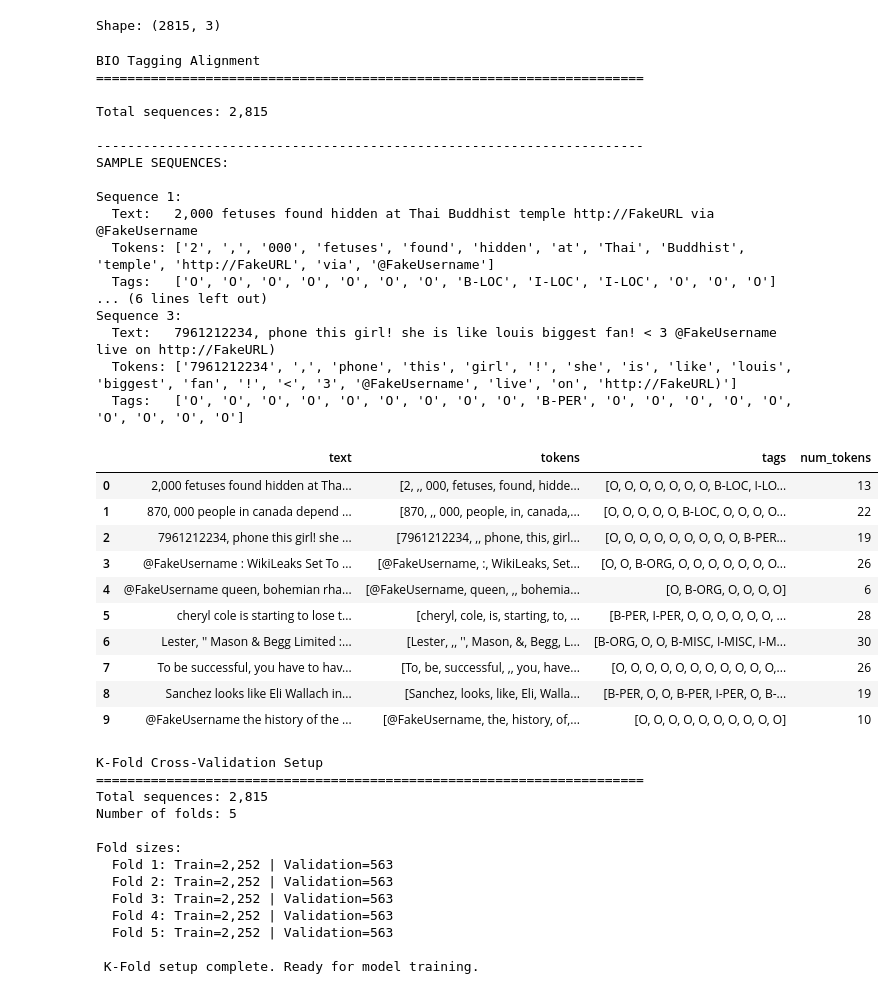
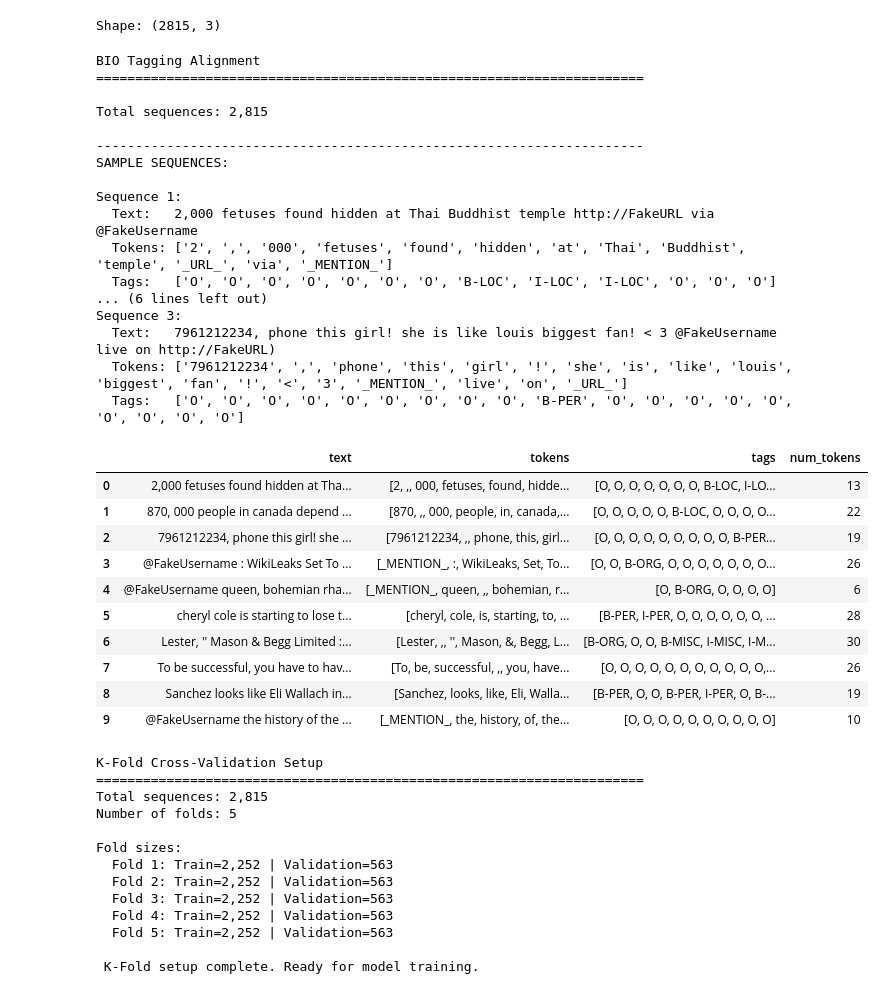
Before and after one commit to ThanhVinh-source/NER_Twitter_Project, a Jupyter notebook: NER:TC/NER Project/NER/NER Project.ipynb, the cells around one changed output. Drawn from its saved outputs; the diff is of its cells as text; code cells hidden in the pictures.

```diff
--- a/NER:TC/NER Project/NER/NER Project.ipynb
+++ b/NER:TC/NER Project/NER/NER Project.ipynb
@@ -25,6 +25,15 @@ import nltk
 
 # BIO Tagging Alignment
 print("BIO Tagging Alignment\n" + "="*70)
+
+def get_mapped_word(word):
+    if word.startswith('@'):
+        return '_MENTION_'
+    if word.startswith('http'):
+        return '_URL_'
+    if word.startswith('#'):
+        return '_HASHTAG_'
+    return word
 
 # Helper function: Find entity positions in text
 def find_entities(text, entities_dict):
@@ -48,7 +57,7 @@ def parse_entities(ent_str):
     for pair in str(ent_str).split(';'):
         if '/' in pair:
             ent_type, name = pair.split('/', 1)
-            ent_type = ent_type.strip()
+            ent_type = ent_type.strip().upper()
             name = name.strip()
             if ent_type not in entities:
                 entities[ent_type] = []
@@ -65,7 +74,8 @@ def get_bio_tags(tokens, positions, entity_spans):
         for ent_type, spans in entity_spans.items():
             for ent_start, ent_end in spans:
                 if start >= ent_start and end <= ent_end:
-                    tag = 'B-' + ent_type if start == ent_start else 'I-' + ent_type
+                    prefix = 'B-' if start == ent_start else 'I-'
+                    tag = prefix + ent_type.upper()
                     break
             if tag != 'O':
                 break
@@ -95,12 +105,23 @@ for idx, row in tweets_trainset.iterrows():
     tokens = [t for _, _, t in tokens_pos]
     tags = get_bio_tags(tokens, tokens_pos, entity_spans)
 
-    if tokens:
+    raw_tokens = [t for _, _, t in tokens_pos]
+    tags = get_bio_tags(raw_tokens, tokens_pos, entity_spans)
+
+    mapped_tokens = [get_mapped_word(t) for t in raw_tokens]
+
+    for i, mt in enumerate(mapped_tokens):
+        if mt in ['_MENTION_', '_HASHTAG_']:
+            tags[i] = 'O'
+        elif mt == '_URL_':
+            tags[i] = 'O'
+
+    if mapped_tokens:
         sequences.append({
             'text': text,
-            'tokens': tokens,
+            'tokens': mapped_tokens,
             'tags': tags,
-            'num_tokens': len(tokens)
+            'num_tokens': len(mapped_tokens)
         })
 
 
@@ -113,42 +134,42 @@ print("\n" + "-"*70)
 print("SAMPLE SEQUENCES:\n")
 for i in range(min(3, len(sequences_df))):
     s = sequences_df.iloc[i]
     print(f"Sequence {i+1}:")
     print(f"  Text:   {s['text']}")
     print(f"  Tokens: {s['tokens']}")
     print(f"  Tags:   {s['tags']}")
     print()
 
 display(sequences_df.head(10))
 # %% [output]
 BIO Tagging Alignment
 ======================================================================
 
 Total sequences: 2,815
 
 ----------------------------------------------------------------------
 SAMPLE SEQUENCES:
 
 Sequence 1:
   Text:   2,000 fetuses found hidden at Thai Buddhist temple http://FakeURL via @FakeUsername
-  Tokens: ['2', ',', '000', 'fetuses', 'found', 'hidden', 'at', 'Thai', 'Buddhist', 'temple', 'http://FakeURL', 'via', '@FakeUsername']
+  Tokens: ['2', ',', '000', 'fetuses', 'found', 'hidden', 'at', 'Thai', 'Buddhist', 'temple', '_URL_', 'via', '_MENTION_']
   Tags:   ['O', 'O', 'O', 'O', 'O', 'O', 'O', 'B-LOC', 'I-LOC', 'I-LOC', 'O', 'O', 'O']
 ... (6 lines left out)
 Sequence 3:
   Text:   7961212234, phone this girl! she is like louis biggest fan! < 3 @FakeUsername live on http://FakeURL)
-  Tokens: ['7961212234', ',', 'phone', 'this', 'girl', '!', 'she', 'is', 'like', 'louis', 'biggest', 'fan', '!', '<', '3', '@FakeUsername', 'live', 'on', 'http://FakeURL)']
+  Tokens: ['7961212234', ',', 'phone', 'this', 'girl', '!', 'she', 'is', 'like', 'louis', 'biggest', 'fan', '!', '<', '3', '_MENTION_', 'live', 'on', '_URL_']
   Tags:   ['O', 'O', 'O', 'O', 'O', 'O', 'O', 'O', 'O', 'B-PER', 'O', 'O', 'O', 'O', 'O', 'O', 'O', 'O', 'O']
 |  | text | tokens | tags | num_tokens |
 | 0 | 2,000 fetuses found hidden at Tha... | [2, ,, 000, fetuses, found, hidde... | [O, O, O, O, O, O, O, B-LOC, I-LO... | 13 |
 | 1 | 870, 000 people in canada depend ... | [870, ,, 000, people, in, canada,... | [O, O, O, O, O, B-LOC, O, O, O, O... | 22 |
 | 2 | 7961212234, phone this girl! she ... | [7961212234, ,, phone, this, girl... | [O, O, O, O, O, O, O, O, O, B-PER... | 19 |
-| 3 | @FakeUsername : WikiLeaks Set To ... | [@FakeUsername, :, WikiLeaks, Set... | [O, O, B-ORG, O, O, O, O, O, O, O... | 26 |
-| 4 | @FakeUsername queen, bohemian rha... | [@FakeUsername, queen, ,, bohemia... | [O, B-ORG, O, O, O, O] | 6 |
+| 3 | @FakeUsername : WikiLeaks Set To ... | [_MENTION_, :, WikiLeaks, Set, To... | [O, O, B-ORG, O, O, O, O, O, O, O... | 26 |
+| 4 | @FakeUsername queen, bohemian rha... | [_MENTION_, queen, ,, bohemian, r... | [O, B-ORG, O, O, O, O] | 6 |
 | 5 | cheryl cole is starting to lose t... | [cheryl, cole, is, starting, to, ... | [B-PER, I-PER, O, O, O, O, O, O, ... | 28 |
 | 6 | Lester, '' Mason & Begg Limited :... | [Lester, ,, '', Mason, &, Begg, L... | [B-ORG, O, O, B-MISC, I-MISC, I-M... | 30 |
 | 7 | To be successful, you have to hav... | [To, be, successful, ,, you, have... | [O, O, O, O, O, O, O, O, O, O, O,... | 26 |
 | 8 | Sanchez looks like Eli Wallach in... | [Sanchez, looks, like, Eli, Walla... | [B-PER, O, O, B-PER, I-PER, O, B-... | 19 |
-| 9 | @FakeUsername the history of the ... | [@FakeUsername, the, history, of,... | [O, O, O, O, O, O, O, O, O, O] | 10 |
+| 9 | @FakeUsername the history of the ... | [_MENTION_, the, history, of, the... | [O, O, O, O, O, O, O, O, O, O] | 10 |
 # %%
 import numpy as np
 from sklearn.model_selection import StratifiedKFold
```
Also changed, not shown: parts of 21 cells of this notebook.
